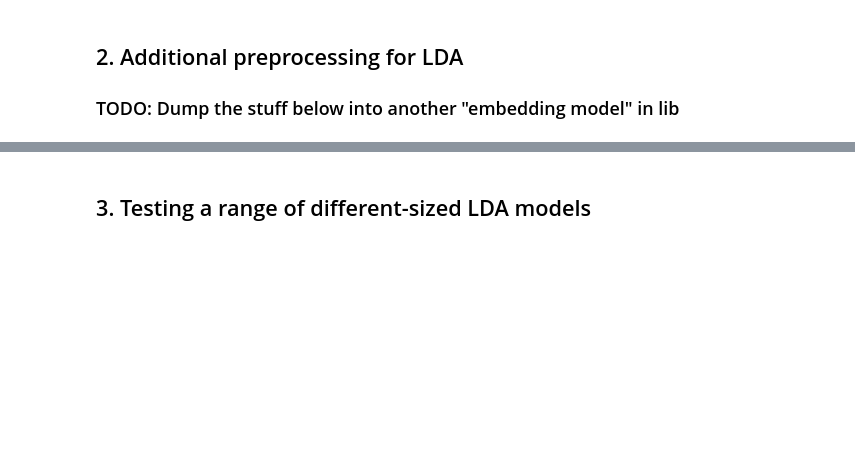
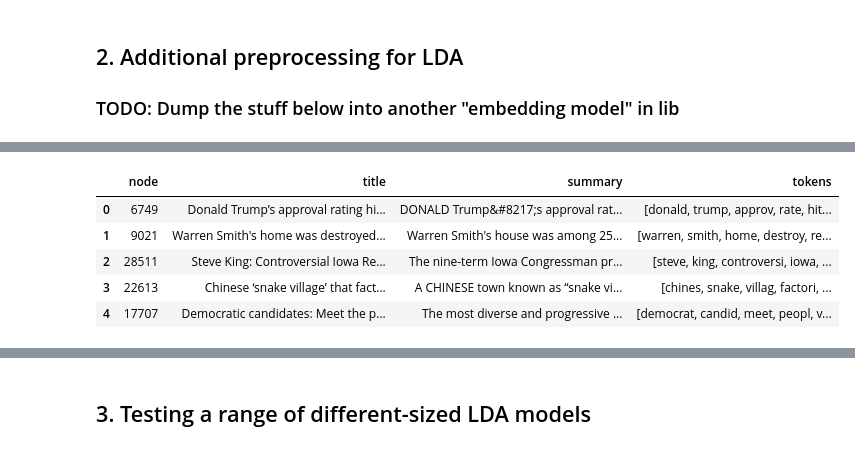
Before and after one commit to MartinChrisWood/news_crow, a Jupyter notebook: 03_topic_pipeline_LDA.ipynb, the cells around one changed output, grey strips where cells are left out. Saved outputs shown, nothing was run; the diff lists cells and outputs as text; code cells hidden in the pictures; blank space fills up the shorter version.

```diff
--- a/03_topic_pipeline_LDA.ipynb
+++ b/03_topic_pipeline_LDA.ipynb
@@ -95,6 +95,15 @@ corpus.tail()
 | 31390 | 1107294 | Coronavirus second wave in Austra... | HUNDREDS of thousands of people i... | Tue, 30 Jun 2020 14:46:38 +0000 | https://www.thesun.co.uk/news/119... | https://www.thesun.co.uk/news/wor... | 2020-07-01 10:34:07.844080 | rss_feed | Coronavirus second wave in Austra... | ... |
 | 31391 | 1107499 | ‘So Far, So V’: Bank of England P... | The UK’s central bank has recentl... | Wed, 01 Jul 2020 06:02:16 +0000 | https://sputniknews.com/uk/202007... | https://sputniknews.com/export/rs... | 2020-07-01 10:34:08.664116 | rss_feed | ‘So Far, So V’: Bank of England P... | ... |
 | 31392 | 1107500 | 'Faulty Masks' Sent to UK Care Ho... | The PPE that has currently been g... | Wed, 01 Jul 2020 05:37:11 +0000 | https://sputniknews.com/uk/202007... | https://sputniknews.com/export/rs... | 2020-07-01 10:34:08.664116 | rss_feed | 'Faulty Masks' Sent to UK Care Ho... | ... |
+# %%
+corpus.sample(5)[['title', 'summary', 'tokens']].reset_index()
+# %% [output]
+|  | node | title | summary | tokens |
+| 0 | 6749 | Donald Trump’s approval rating hi... | DONALD Trump&#8217;s approval rat... | [donald, trump, approv, rate, hit... |
+| 1 | 9021 | Warren Smith's home was destroyed... | Warren Smith's house was among 25... | [warren, smith, home, destroy, re... |
+| 2 | 28511 | Steve King: Controversial Iowa Re... | The nine-term Iowa Congressman pr... | [steve, king, controversi, iowa, ... |
+| 3 | 22613 | Chinese ‘snake village’ that fact... | A CHINESE town known as “snake vi... | [chines, snake, villag, factori, ... |
+| 4 | 17707 | Democratic candidates: Meet the p... | The most diverse and progressive ... | [democrat, candid, meet, peopl, v... |
 # %%
 # Create the vocabulary record
 dictionary = gensim.corpora.Dictionary(corpus['tokens'])
```
Also changed, not shown: parts of 8 cells of this notebook, 3 other files.
